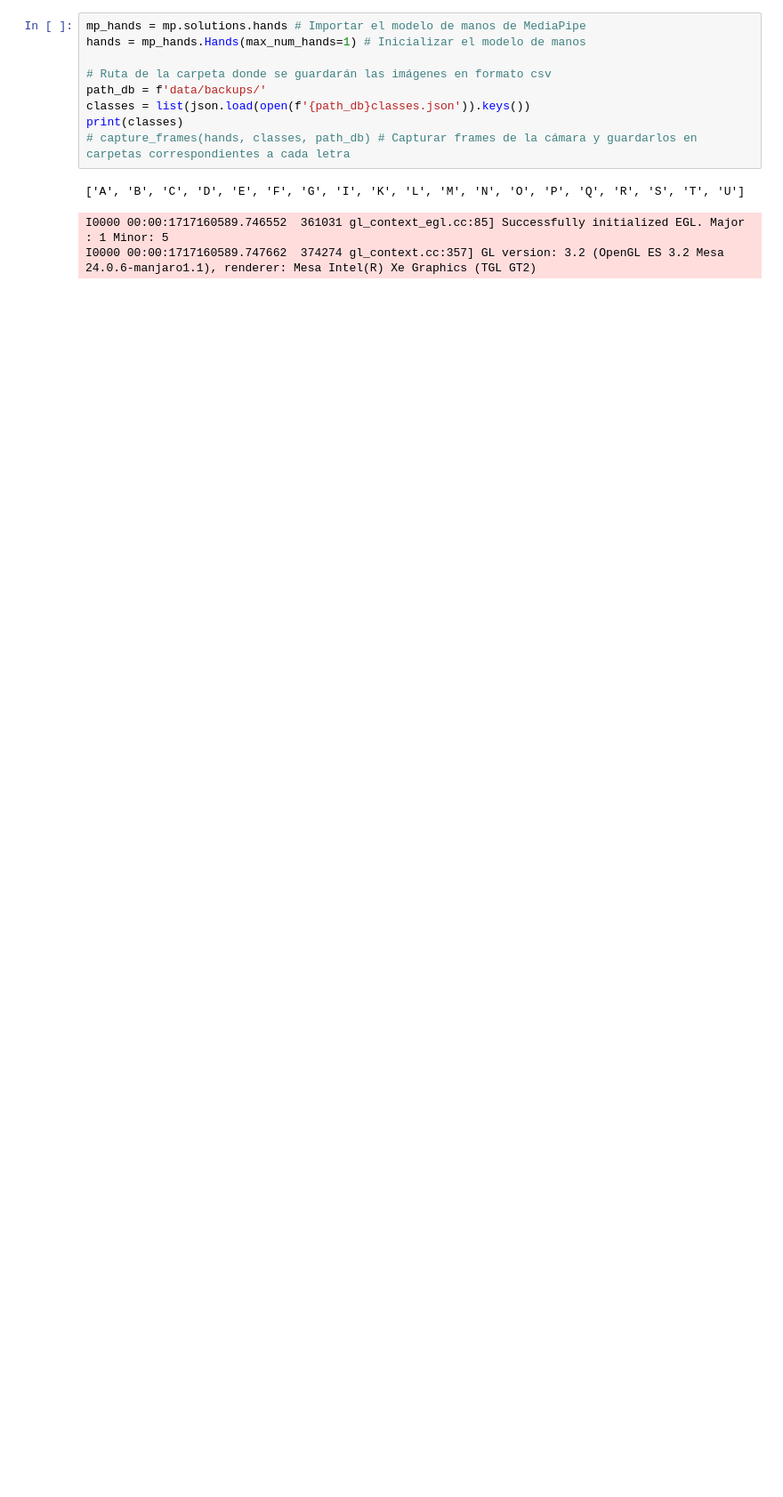
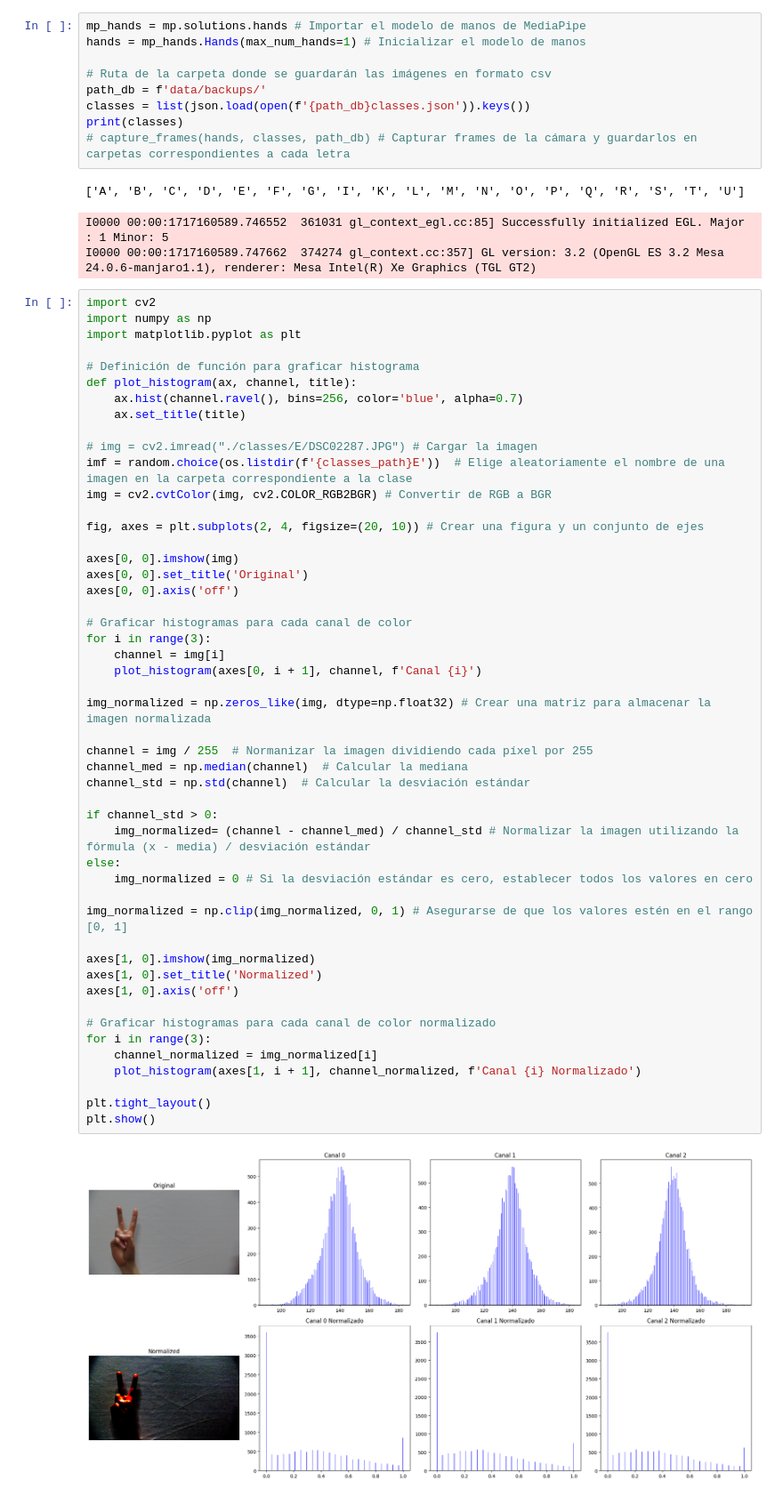
Before and after one commit to ohmono/EspSignLangModel, a Jupyter notebook: 01 Preproceso.ipynb, the cells around one changed output. Shown at 89% size. Cells and saved outputs as stored; diff of their text form; blank space fills up the shorter version.

```diff
--- a/01 Preproceso.ipynb
+++ b/01 Preproceso.ipynb
@@ -172,3 +172,54 @@ print(classes)
 ['A', 'B', 'C', 'D', 'E', 'F', 'G', 'I', 'K', 'L', 'M', 'N', 'O', 'P', 'Q', 'R', 'S', 'T', 'U']
 I0000 00:00:1717160589.746552  361031 gl_context_egl.cc:85] Successfully initialized EGL. Major : 1 Minor: 5
 I0000 00:00:1717160589.747662  374274 gl_context.cc:357] GL version: 3.2 (OpenGL ES 3.2 Mesa 24.0.6-manjaro1.1), renderer: Mesa Intel(R) Xe Graphics (TGL GT2)
+# %%
+import cv2
+import numpy as np
+import matplotlib.pyplot as plt
+
+# Definición de función para graficar histograma
+def plot_histogram(ax, channel, title):
+    ax.hist(channel.ravel(), bins=256, color='blue', alpha=0.7)
+    ax.set_title(title)
+
+# img = cv2.imread("./classes/E/DSC02287.JPG") # Cargar la imagen
+imf = random.choice(os.listdir(f'{classes_path}E'))  # Elige aleatoriamente el nombre de una imagen en la carpeta correspondiente a la clase
+img = cv2.cvtColor(img, cv2.COLOR_RGB2BGR) # Convertir de RGB a BGR
+
+fig, axes = plt.subplots(2, 4, figsize=(20, 10)) # Crear una figura y un conjunto de ejes
+
+axes[0, 0].imshow(img)
+axes[0, 0].set_title('Original')
+axes[0, 0].axis('off')
+
+# Graficar histogramas para cada canal de color
+for i in range(3):
+    channel = img[i]
+    plot_histogram(axes[0, i + 1], channel, f'Canal {i}')
+
+img_normalized = np.zeros_like(img, dtype=np.float32) # Crear una matriz para almacenar la imagen normalizada
+
+channel = img / 255  # Normanizar la imagen dividiendo cada píxel por 255
+channel_med = np.median(channel)  # Calcular la mediana
+channel_std = np.std(channel)  # Calcular la desviación estándar
+
+if channel_std > 0:
+    img_normalized= (channel - channel_med) / channel_std # Normalizar la imagen utilizando la fórmula (x - media) / desviación estándar
+else:
+    img_normalized = 0 # Si la desviación estándar es cero, establecer todos los valores en cero
+
+img_normalized = np.clip(img_normalized, 0, 1) # Asegurarse de que los valores estén en el rango [0, 1]
+
+axes[1, 0].imshow(img_normalized)
+axes[1, 0].set_title('Normalized')
+axes[1, 0].axis('off')
+
+# Graficar histogramas para cada canal de color normalizado
+for i in range(3):
+    channel_normalized = img_normalized[i]
+    plot_histogram(axes[1, i + 1], channel_normalized, f'Canal {i} Normalizado')
+
+plt.tight_layout()
+plt.show()
+# %% [output]
+[figure, added]
```
Also changed, not shown: parts of 1 cell of this notebook.
